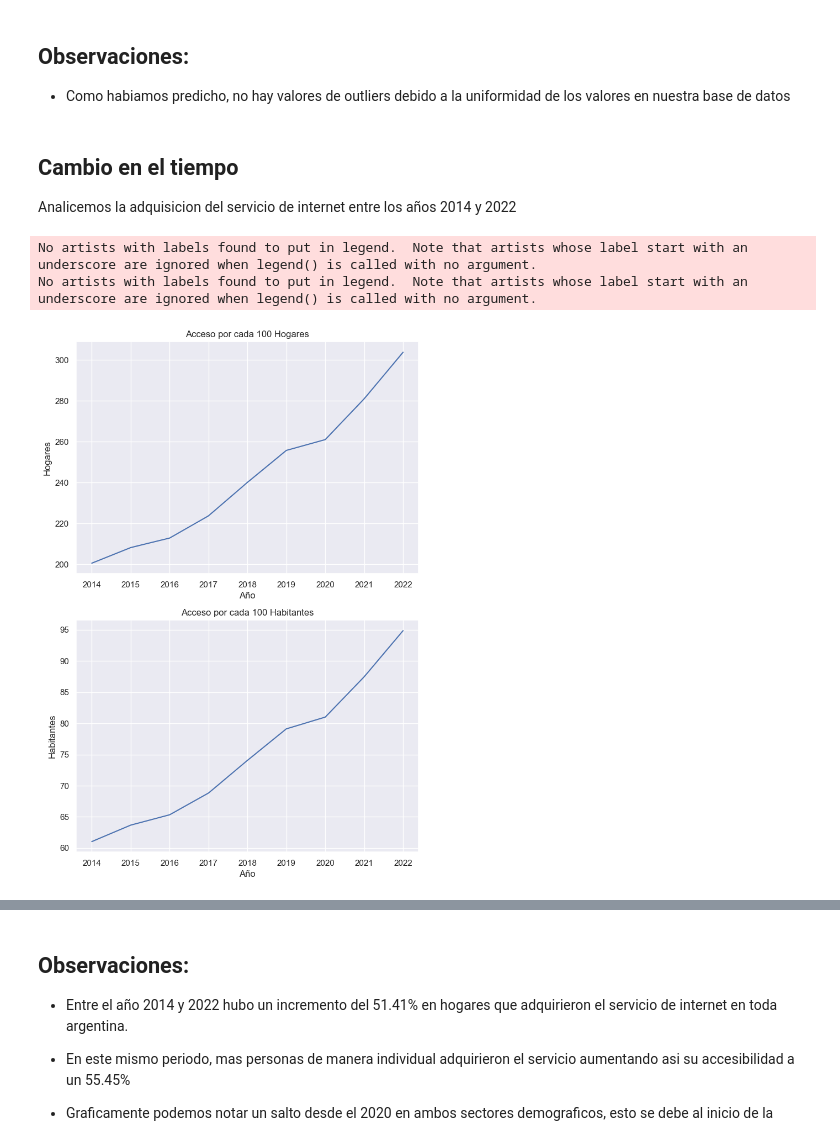
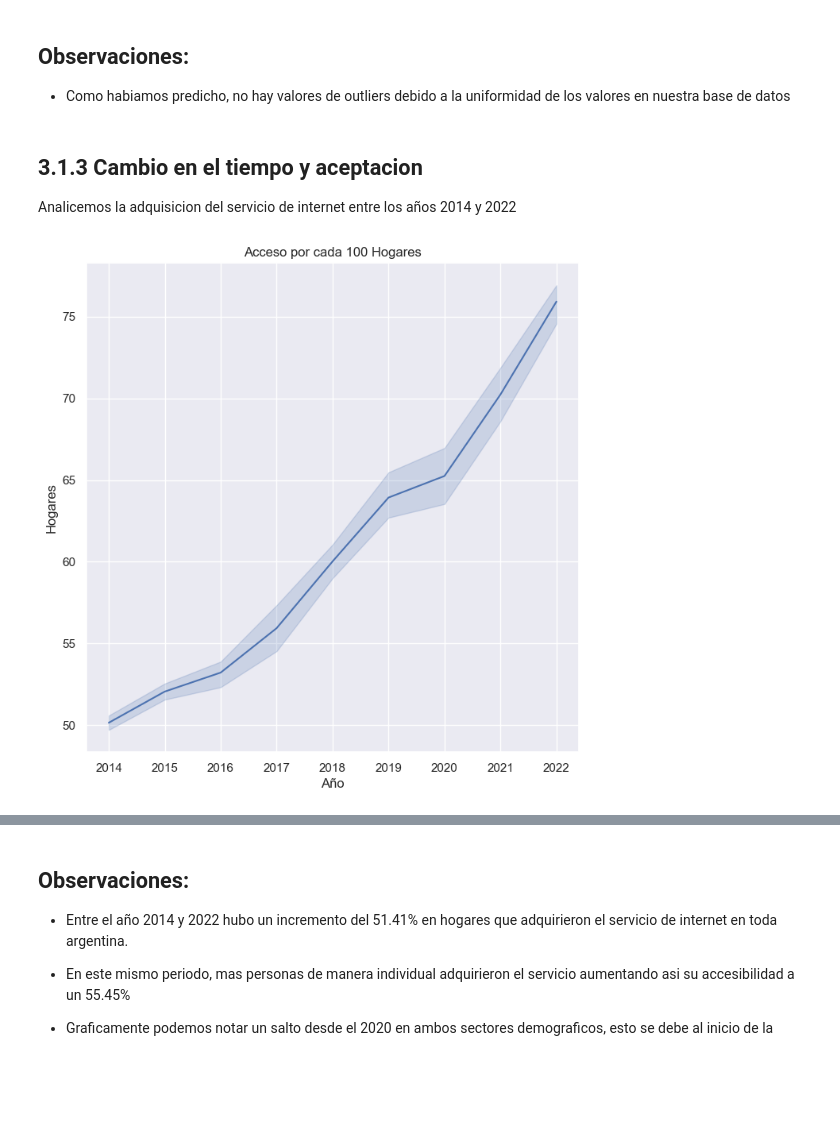
Before and after one commit to a1ternocles/Henry-Analytics, a Jupyter notebook: henry_analytics/eda_accesibilidad_tech.ipynb, the cells around one changed output, grey strips where cells are left out. Saved outputs shown, nothing was run; the diff lists cells and outputs as text; code cells hidden in the pictures; blank space fills up the shorter version.

```diff
--- a/henry_analytics/eda_accesibilidad_tech.ipynb
+++ b/henry_analytics/eda_accesibilidad_tech.ipynb
@@ -142,31 +141,18 @@ Outliers inferiores - habitantes: []
 ## Observaciones:
 * Como habiamos predicho, no hay valores de outliers debido a la uniformidad de los valores en nuestra base de datos
 # %% [markdown]
-## Cambio en el tiempo
+## 3.1.3 Cambio en el tiempo y aceptacion
 
 Analicemos la adquisicion del servicio de internet entre los años 2014 y 2022
 # %%
 #Plots------------------------------------------------------------------
-plt.figure(figsize=(8,12))
+plt.figure(figsize=(8,8))
 
-plt.subplot(2,1,1)
-sns.lineplot(inter_hogar, x="Año", y = "Accesos por cada 100 hogares", palette="pastel")
+sns.lineplot(inter_hogar, x="Año", y = "Accesos por cada 100 hogares")
 plt.xlabel("Año")
 plt.ylabel("Hogares")
 plt.title("Acceso por cada 100 Hogares")
 ax = plt.gca()
-ax.legend().set_visible(False)
-
-plt.subplot(2,1,2)
-sns.lineplot(inter_hogar, x="Año", y = "Accesos por cada 100 hab", palette="pastel")
-plt.xlabel("Año")
-plt.ylabel("Habitantes")
-plt.title("Acceso por cada 100 Habitantes")
-ax = plt.gca()
-ax.legend().set_visible(False)
-
 plt.show()
 # %% [output]
-No artists with labels found to put in legend.  Note that artists whose label start with an underscore are ignored when legend() is called with no argument.
-No artists with labels found to put in legend.  Note that artists whose label start with an underscore are ignored when legend() is called with no argument.
-[figure, old version]
+[figure, new version]
```
Also changed, not shown: parts of 18 cells of this notebook, 3 other files.
